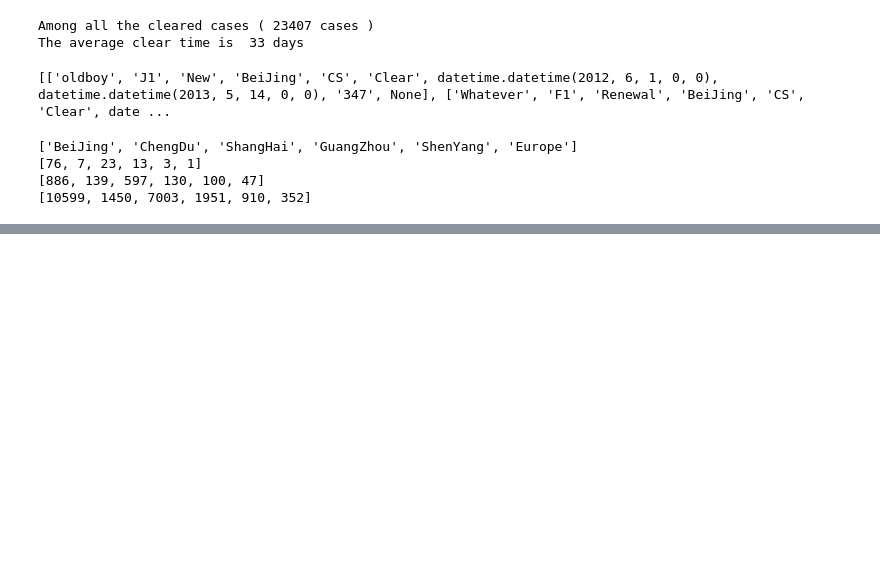
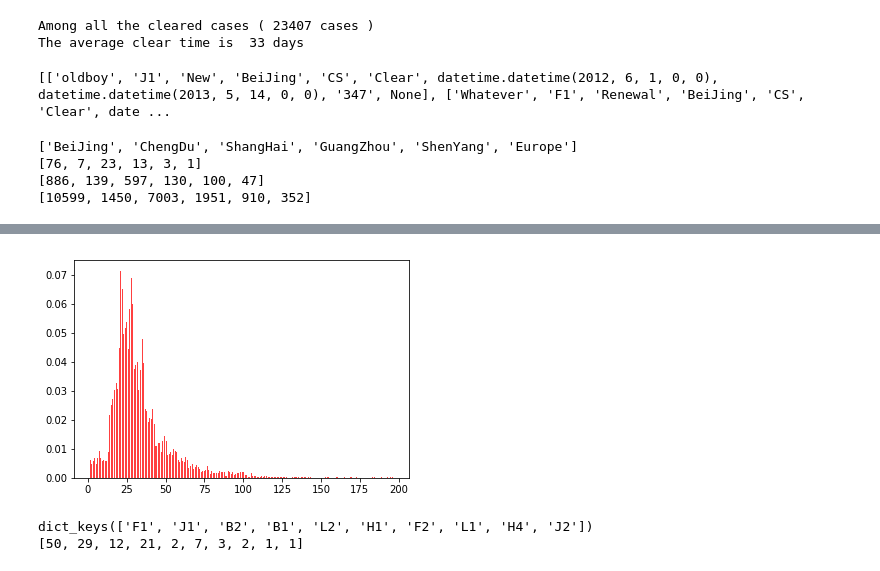
Before and after one commit to bwang40/CheckeeInfoCrawl, a Jupyter notebook: CheckeeCrawl.ipynb, the cells around one changed output, grey strips where cells are left out. Saved outputs shown, nothing was run; the diff lists cells and outputs as text; code cells hidden in the pictures; blank space fills up the shorter version.

```diff
--- a/CheckeeCrawl.ipynb
+++ b/CheckeeCrawl.ipynb
@@ -537,0 +562,14 @@ print(consular_overall_case)
+# %%
+n, bins, patches = plt.hist(checkdate, 300, density=True, facecolor='r', alpha=0.75)
+# %% [output]
+[figure, added]
+# %%
+#print(rejectpervisatype["H1"])
+print(rejectpervisatype.keys())
+num_sum = []
+for keys in rejectpervisatype:
+    num_sum.append(len(rejectpervisatype[keys]))
+print(num_sum)
+# %% [output]
+dict_keys(['F1', 'J1', 'B2', 'B1', 'L2', 'H1', 'F2', 'L1', 'H4', 'J2'])
+[50, 29, 12, 21, 2, 7, 3, 2, 1, 1]
```
Also changed, not shown: parts of 13 cells of this notebook, 4 other files.
